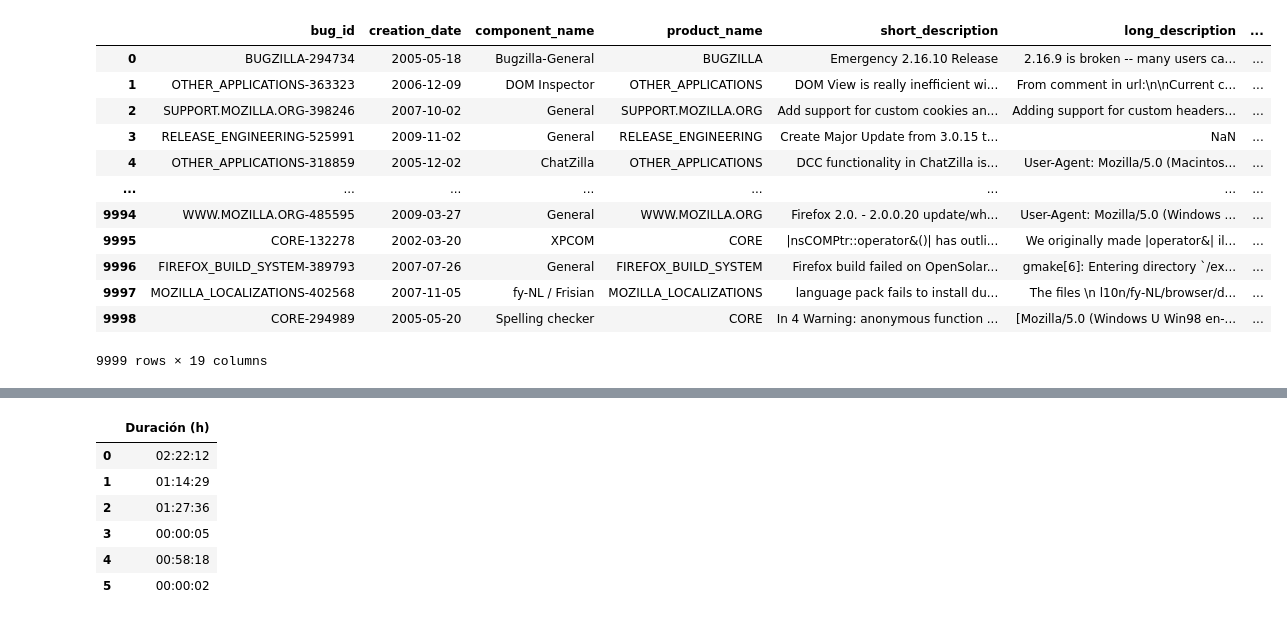
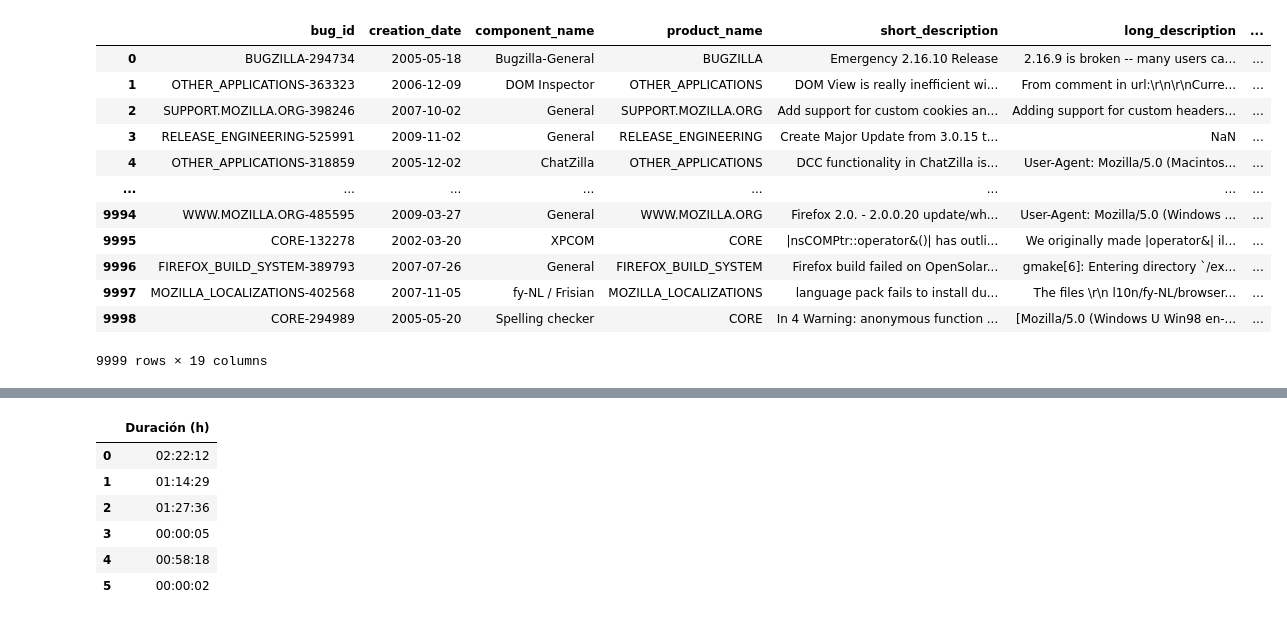
Before and after one commit to sheilaalamoalarcon/TimeOut, a Jupyter notebook: linearRegressionModel.ipynb, the cells around one changed output, grey strips where cells are left out. Drawn from its saved outputs; the diff is of its cells as text; code cells hidden in the pictures.

```diff
--- a/linearRegressionModel.ipynb
+++ b/linearRegressionModel.ipynb
@@ -3,16 +1,16 @@
 # %%
 import pandas as pd
 import zipfile as zp
 
-zipfile = zp.ZipFile('dataset.zip', 'r')
-zipfile.extractall()
+# zipfile = zp.ZipFile('dataset.zip', 'r')
+# zipfile.extractall()
 raw_dataset_1 = pd.read_csv('mozilla_bug_report_data.csv')
 
 raw_dataset_1
 # %% [output]
 |  | bug_id | creation_date | component_name | product_name | short_description | long_description | ... |
 | 0 | BUGZILLA-294734 | 2005-05-18 | Bugzilla-General | BUGZILLA | Emergency 2.16.10 Release | 2.16.9 is broken -- many users ca... | ... |
-| 1 | OTHER_APPLICATIONS-363323 | 2006-12-09 | DOM Inspector | OTHER_APPLICATIONS | DOM View is really inefficient wi... | From comment in url:\n\nCurrent c... | ... |
+| 1 | OTHER_APPLICATIONS-363323 | 2006-12-09 | DOM Inspector | OTHER_APPLICATIONS | DOM View is really inefficient wi... | From comment in url:\r\n\r\nCurre... | ... |
 | 2 | SUPPORT.MOZILLA.ORG-398246 | 2007-10-02 | General | SUPPORT.MOZILLA.ORG | Add support for custom cookies an... | Adding support for custom headers... | ... |
 | 3 | RELEASE_ENGINEERING-525991 | 2009-11-02 | General | RELEASE_ENGINEERING | Create Major Update from 3.0.15 t... | NaN | ... |
 | 4 | OTHER_APPLICATIONS-318859 | 2005-12-02 | ChatZilla | OTHER_APPLICATIONS | DCC functionality in ChatZilla is... | User-Agent: Mozilla/5.0 (Macintos... | ... |
@@ -20,6 +18,6 @@ raw_dataset_1
 | 9994 | WWW.MOZILLA.ORG-485595 | 2009-03-27 | General | WWW.MOZILLA.ORG | Firefox 2.0. - 2.0.0.20 update/wh... | User-Agent: Mozilla/5.0 (Windows ... | ... |
 | 9995 | CORE-132278 | 2002-03-20 | XPCOM | CORE | |nsCOMPtr::operator&()| has outli... | We originally made |operator&| il... | ... |
 | 9996 | FIREFOX_BUILD_SYSTEM-389793 | 2007-07-26 | General | FIREFOX_BUILD_SYSTEM | Firefox build failed on OpenSolar... | gmake[6]: Entering directory `/ex... | ... |
-| 9997 | MOZILLA_LOCALIZATIONS-402568 | 2007-11-05 | fy-NL / Frisian | MOZILLA_LOCALIZATIONS | language pack fails to install du... | The files \n l10n/fy-NL/browser/d... | ... |
+| 9997 | MOZILLA_LOCALIZATIONS-402568 | 2007-11-05 | fy-NL / Frisian | MOZILLA_LOCALIZATIONS | language pack fails to install du... | The files \r\n l10n/fy-NL/browser... | ... |
 | 9998 | CORE-294989 | 2005-05-20 | Spelling checker | CORE | In 4 Warning: anonymous function ... | [Mozilla/5.0 (Windows U Win98 en-... | ... |
 9999 rows × 19 columns
```
Also changed, not shown: parts of 10 cells of this notebook.
